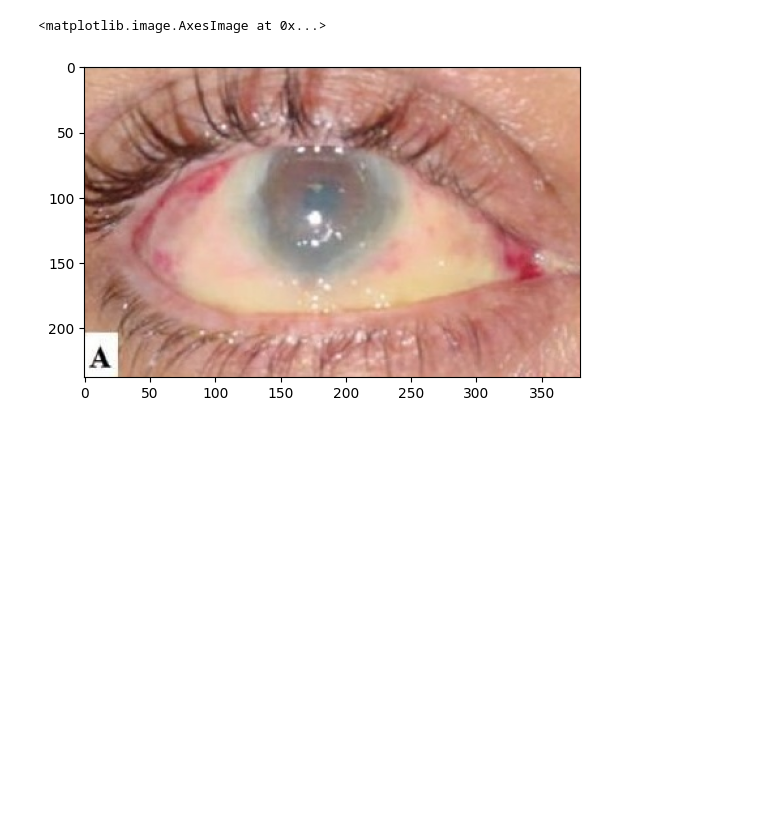
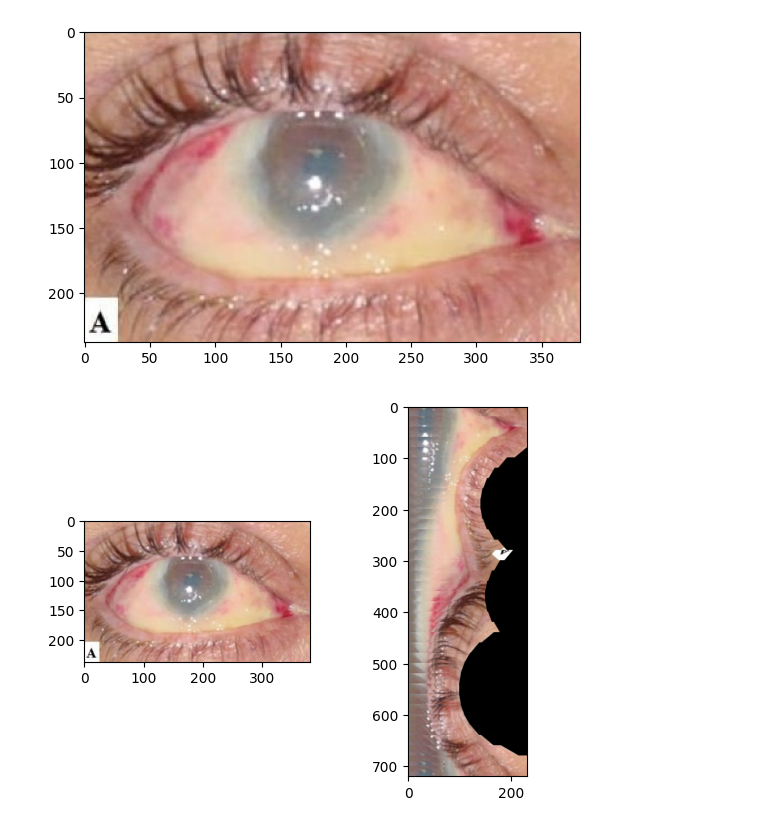
Before and after one commit to ethanrasmussen/EyeTraumaAnalysis, a Jupyter notebook: src/notebooks/testing_rsy.ipynb, the cells around one changed output. Saved outputs shown, nothing was run; the diff lists cells and outputs as text; code cells hidden in the pictures; blank space fills up the shorter version.

```diff
--- a/src/notebooks/testing_rsy.ipynb
+++ b/src/notebooks/testing_rsy.ipynb
@@ -17,8 +15,19 @@ import numpy as np
 import pandas as pd
 from matplotlib import pyplot as plt
 # %%
-image = EyeTraumaAnalysis.Image("data/ischemic/00001_li.jpg")
-plt.imshow(image.img)
+image = EyeTraumaAnalysis.Image("data/01_raw/00001_li.jpg")
+plt.imshow(image.img);
 # %% [output]
-<matplotlib.image.AxesImage at 0x...>
 [figure]
+# %%
+segments = EyeTraumaAnalysis.get_segments(
+    img=image.img,
+    interval_deg=10,
+    wd_px=20,
+    center=image.center, side_left=False)
+
+fig, axs = plt.subplots(1,2)
+axs[0].imshow(image.img);
+axs[1].imshow(np.vstack([segment for ind,segment in segments.items()]));
+# %% [output]
+[figure, added]
```
Also changed, not shown: parts of 3 cells of this notebook, 8 other files.
